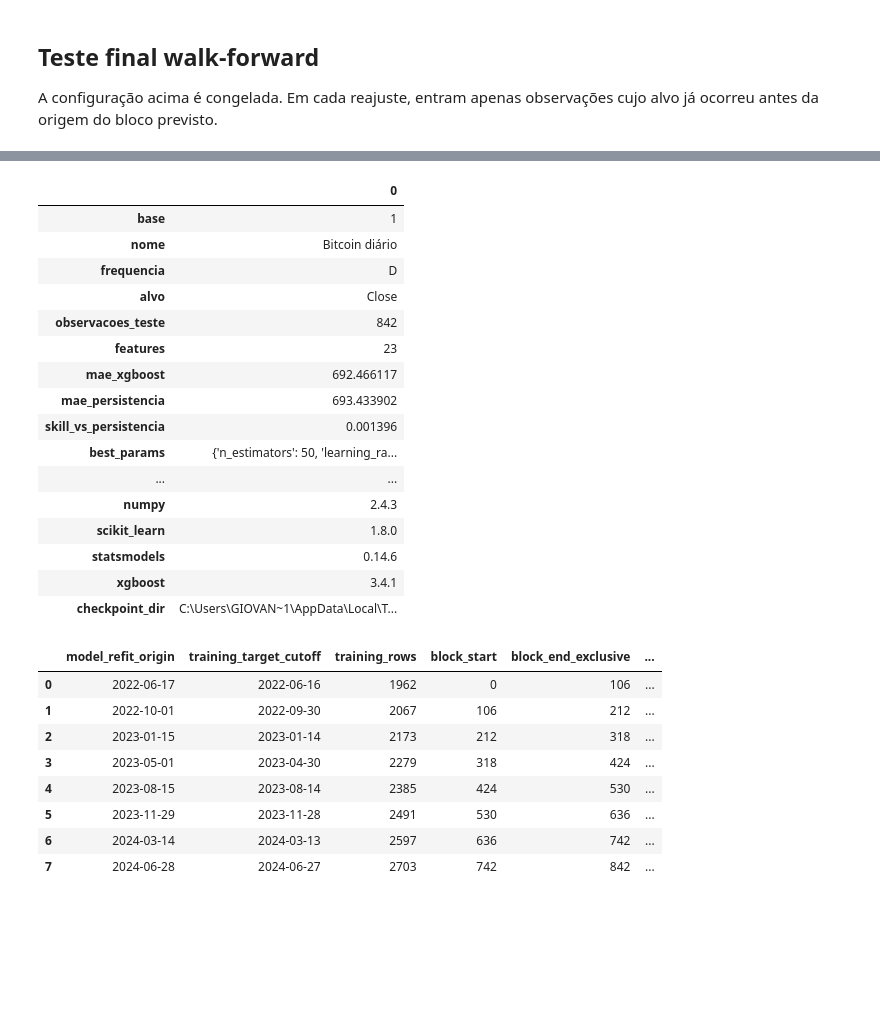
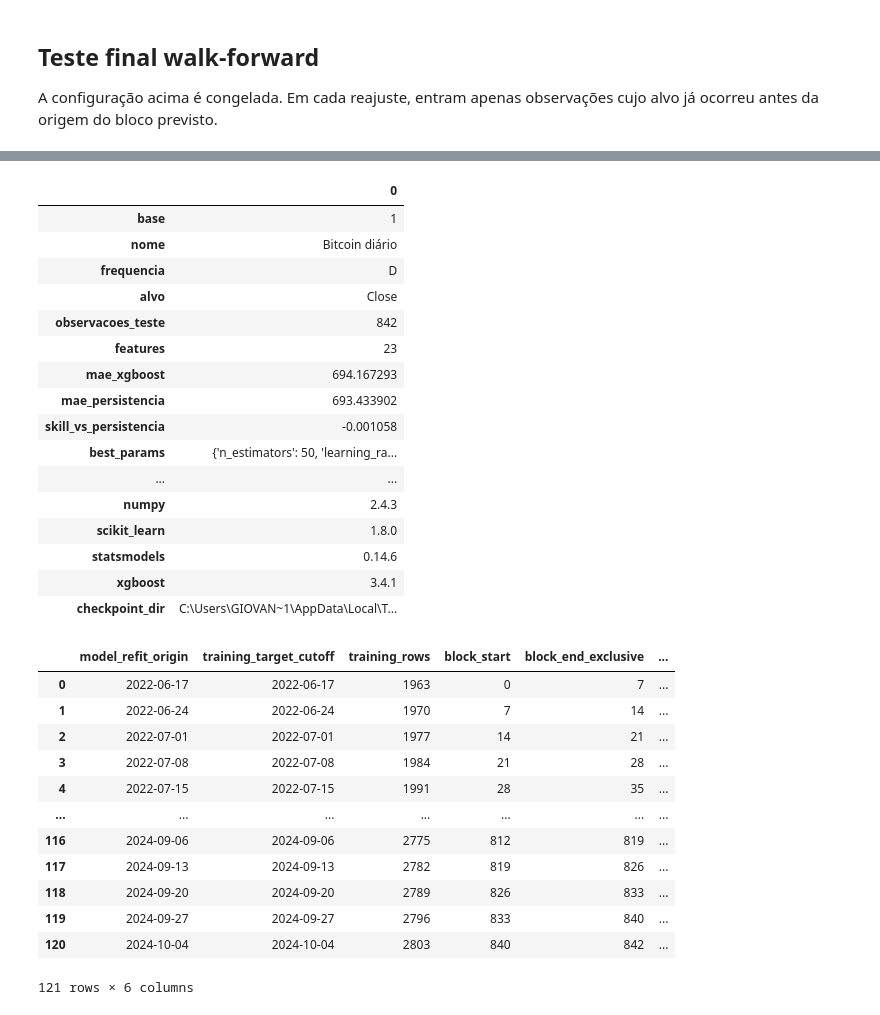
Before and after one commit to lemosriosl/TrabalhoDanielModelos, a Jupyter notebook: notebooks/base_01-grupo1_XGBoost.ipynb, the cells around one changed output, grey strips where cells are left out. Drawn from its saved outputs; the diff is of its cells as text; code cells hidden in the pictures; blank space fills up the shorter version.

Commit message:
feat: consolidar XGBoost com retreino periodico

```diff
--- a/notebooks/base_01-grupo1_XGBoost.ipynb
+++ b/notebooks/base_01-grupo1_XGBoost.ipynb
@@ -22,6 +22,7 @@ import math
 import os
 import platform
 import tempfile
+import sys
 import time
 from pathlib import Path
 
@@ -48,6 +49,11 @@ def encontrar_raiz():
 
 
 ROOT = encontrar_raiz()
+sys.path.insert(0, str(ROOT / "src"))
+from series_temporais.reporting.residuos import salvar_residuos_nivel
+from series_temporais.reporting.metricas_xgboost import atualizar_metricas_xgboost
+from series_temporais.validation.checkpoints import assinatura_busca_temporal, codigo_metodologico
+from series_temporais.reporting.importancias import importancia_temporal
 SMOKE_TEST = os.getenv("XGBOOST_SMOKE_TEST", "0") == "1"
 RUN_LABEL = "smoke" if SMOKE_TEST else "full"
 N_ITER_AMPLA = 2 if SMOKE_TEST else 120
@@ -55,6 +61,9 @@ N_ITER_REFINADA = 1 if SMOKE_TEST else 30
 N_SPLITS = 3
 PERMUTATION_REPEATS = 1 if SMOKE_TEST else 3
 PERMUTATION_MAX_ROWS = 200 if SMOKE_TEST else 500
+IMPORTANCE_EVERY = 28
+IMPORTANCE_WINDOW = 26
+PROGRESS_EVERY = 1
 XGBOOST_DEVICE = os.getenv("XGBOOST_DEVICE", "cpu")
 TEMP_ROOT = Path(tempfile.gettempdir()) / "trabalho_daniel_xgboost"
 SUMMARY_DIR = TEMP_ROOT / "summary"
@@ -374,7 +387,25 @@ tuning_df = train_df.tail(TUNING_MAX_ROWS).reset_index(drop=True) if TUNING_MAX_
 assert model_df[ORIGIN_COL].is_monotonic_increasing
 assert np.isfinite(model_df[FEATURES].to_numpy(dtype=float)).all()
 DATA_SHA256 = hashlib.sha256(DATA_PATH.read_bytes()).hexdigest()
-RUN_SIGNATURE = hashlib.sha256(json.dumps({"sha": DATA_SHA256, "features": FEATURES, "train": len(train_df), "mode": RUN_LABEL}, sort_keys=True).encode()).hexdigest()
+# Cache v2: somente tuning; mudanças de alvo/dados/lógica não reutilizam a busca antiga.
+CODIGO_METODOLOGICO = codigo_metodologico(
+    ROOT / 'notebooks' / f'base_{BASE_NUMBER:02d}-grupo{BASE_NUMBER}_XGBoost.ipynb',
+    funcoes=['chronological_train_test', 'purged_time_series_splits', 'sample_grid', 'refined_grid', 'typed_params', 'estimator_factory', 'candidate_key', 'temporal_search', 'build_one_step_frame'],
+    arquivos=[],
+)
+RUN_SIGNATURE = assinatura_busca_temporal(
+    tuning_df, features=FEATURES, alvo=MODEL_TARGET,
+    origem=ORIGIN_COL, instante_alvo=TARGET_TIME_COL,
+    protocolo={
+        'seed': RANDOM_STATE, 'n_splits': N_SPLITS, 'mode': RUN_LABEL,
+        'frequency': FREQUENCY, 'horizon': 1, 'availability': AVAILABILITY,
+        'scoring': 'neg_mean_absolute_error', 'objective': 'reg:squarederror',
+        'device': XGBOOST_DEVICE, 'tree_method': 'hist',
+        'xgboost': xgboost.__version__, 'sklearn': sklearn.__version__,
+        'pandas': pd.__version__, 'numpy': np.__version__,
+    },
+    codigo=CODIGO_METODOLOGICO,
+)
 CHECKPOINT_DIR = TEMP_ROOT / f"grupo{BASE_NUMBER}" / RUN_LABEL / RUN_SIGNATURE[:12]
 CHECKPOINT_DIR.mkdir(parents=True, exist_ok=True)
 display(pd.DataFrame({"recorte": ["treino", "tuning", "teste"], "linhas": [len(train_df), len(tuning_df), len(test_df)]}))
@@ -441,14 +472,18 @@ Configuração congelada antes do teste: {"colsample_bytree": 0.51, "learning_ra
 
 A configuração acima é congelada. Em cada reajuste, entram apenas observações cujo alvo já ocorreu antes da origem do bloco previsto.
 # %%
-REFIT_EVERY = 1
+# Protocolo periódico: saídas antigas exigem reexecução; previsão segue em todas as origens.
+REFIT_EVERY = 7
 evaluation_start = time.perf_counter()
 core_predictions, fit_log, importance_long = walk_forward(train_df, test_df, best_params, REFIT_EVERY)
+assert len(fit_log) == math.ceil(len(test_df) / REFIT_EVERY)
+assert (core_predictions.training_target_cutoff <= core_predictions.model_refit_origin).all()
+print(f"Cadência: {REFIT_EVERY} origens; reajustes: {len(fit_log)}; previsões: {len(core_predictions)}")
 evaluation_seconds = time.perf_counter() - evaluation_start
 assert json.dumps(best_params, sort_keys=True, default=json_default) == FROZEN_PARAMS
 assert len(core_predictions) == len(test_df)
 assert core_predictions[ORIGIN_COL].reset_index(drop=True).equals(test_df[ORIGIN_COL].reset_index(drop=True))
-assert (core_predictions.training_target_cutoff < core_predictions[ORIGIN_COL]).all()
+assert (core_predictions.training_target_cutoff <= core_predictions[ORIGIN_COL]).all()
 predictions = test_df[[ORIGIN_COL, TARGET_TIME_COL, "level_t", "y_true", MODEL_TARGET]].copy()
 predictions["y_pred_delta_xgb"] = core_predictions.y_pred.to_numpy()
 predictions["y_pred_xgb"] = predictions.level_t + predictions.y_pred_delta_xgb
@@ -529,43 +603,50 @@ summary = {
     "best_params": best_params, "data_sha256": DATA_SHA256,
     "search_candidates": len(search_results), "refits": len(fit_log),
     "search_seconds_recorded": float(search_results.fit_seconds.sum()), "evaluation_seconds": evaluation_seconds,
 }
 (SUMMARY_DIR / f"base{BASE_NUMBER}.json").write_text(json.dumps(summary, ensure_ascii=False, indent=2, default=json_default), encoding="utf-8")
 experiment_record = pd.DataFrame([{
     **summary, "features_list": json.dumps(FEATURES, ensure_ascii=False),
     "python": platform.python_version(), "pandas": pd.__version__, "numpy": np.__version__,
     "scikit_learn": sklearn.__version__, "statsmodels": statsmodels.__version__, "xgboost": xgboost.__version__,
     "checkpoint_dir": str(CHECKPOINT_DIR),
 }])
 display(experiment_record.T)
+if not SMOKE_TEST:
+    atualizar_metricas_xgboost(ROOT, [summary])
+    print("Métricas consolidadas: results/metrics.csv")
 display(fit_log)
 # %% [output]
 |  | 0 |
 | base | 1 |
 | nome | Bitcoin diário |
 | frequencia | D |
 | alvo | Close |
 | observacoes_teste | 842 |
 | features | 23 |
-| mae_xgboost | 692.466117 |
+| mae_xgboost | 694.167293 |
 | mae_persistencia | 693.433902 |
-| skill_vs_persistencia | 0.001396 |
+| skill_vs_persistencia | -0.001058 |
 | best_params | {'n_estimators': 50, 'learning_ra... |
 | ... | ... |
 | numpy | 2.4.3 |
 | scikit_learn | 1.8.0 |
 | statsmodels | 0.14.6 |
 | xgboost | 3.4.1 |
 | checkpoint_dir | C:\Users\GIOVAN~1\AppData\Local\T... |
 |  | model_refit_origin | training_target_cutoff | training_rows | block_start | block_end_exclusive | ... |
-| 0 | 2022-06-17 | 2022-06-16 | 1962 | 0 | 106 | ... |
-| 1 | 2022-10-01 | 2022-09-30 | 2067 | 106 | 212 | ... |
-| 2 | 2023-01-15 | 2023-01-14 | 2173 | 212 | 318 | ... |
-| 3 | 2023-05-01 | 2023-04-30 | 2279 | 318 | 424 | ... |
-| 4 | 2023-08-15 | 2023-08-14 | 2385 | 424 | 530 | ... |
-| 5 | 2023-11-29 | 2023-11-28 | 2491 | 530 | 636 | ... |
-| 6 | 2024-03-14 | 2024-03-13 | 2597 | 636 | 742 | ... |
-| 7 | 2024-06-28 | 2024-06-27 | 2703 | 742 | 842 | ... |
+| 0 | 2022-06-17 | 2022-06-17 | 1963 | 0 | 7 | ... |
+| 1 | 2022-06-24 | 2022-06-24 | 1970 | 7 | 14 | ... |
+| 2 | 2022-07-01 | 2022-07-01 | 1977 | 14 | 21 | ... |
+| 3 | 2022-07-08 | 2022-07-08 | 1984 | 21 | 28 | ... |
+| 4 | 2022-07-15 | 2022-07-15 | 1991 | 28 | 35 | ... |
+| ... | ... | ... | ... | ... | ... | ... |
+| 116 | 2024-09-06 | 2024-09-06 | 2775 | 812 | 819 | ... |
+| 117 | 2024-09-13 | 2024-09-13 | 2782 | 819 | 826 | ... |
+| 118 | 2024-09-20 | 2024-09-20 | 2789 | 826 | 833 | ... |
+| 119 | 2024-09-27 | 2024-09-27 | 2796 | 833 | 840 | ... |
+| 120 | 2024-10-04 | 2024-10-04 | 2803 | 840 | 842 | ... |
+121 rows × 6 columns
 # %% [markdown]
 ## Interpretação, limitações e pontos de atenção
 
```
Also changed, not shown: parts of 7 cells of this notebook, 23 other files.
